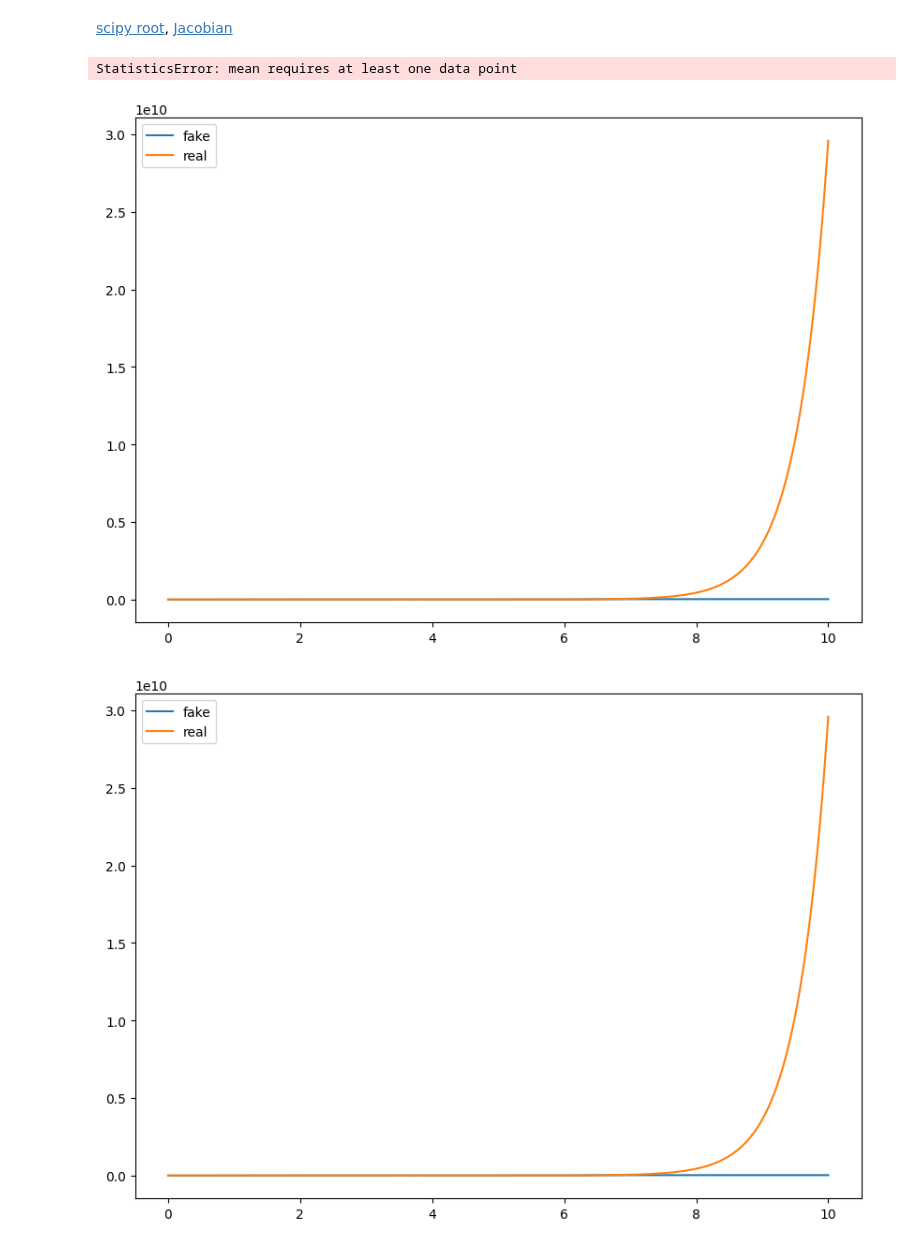
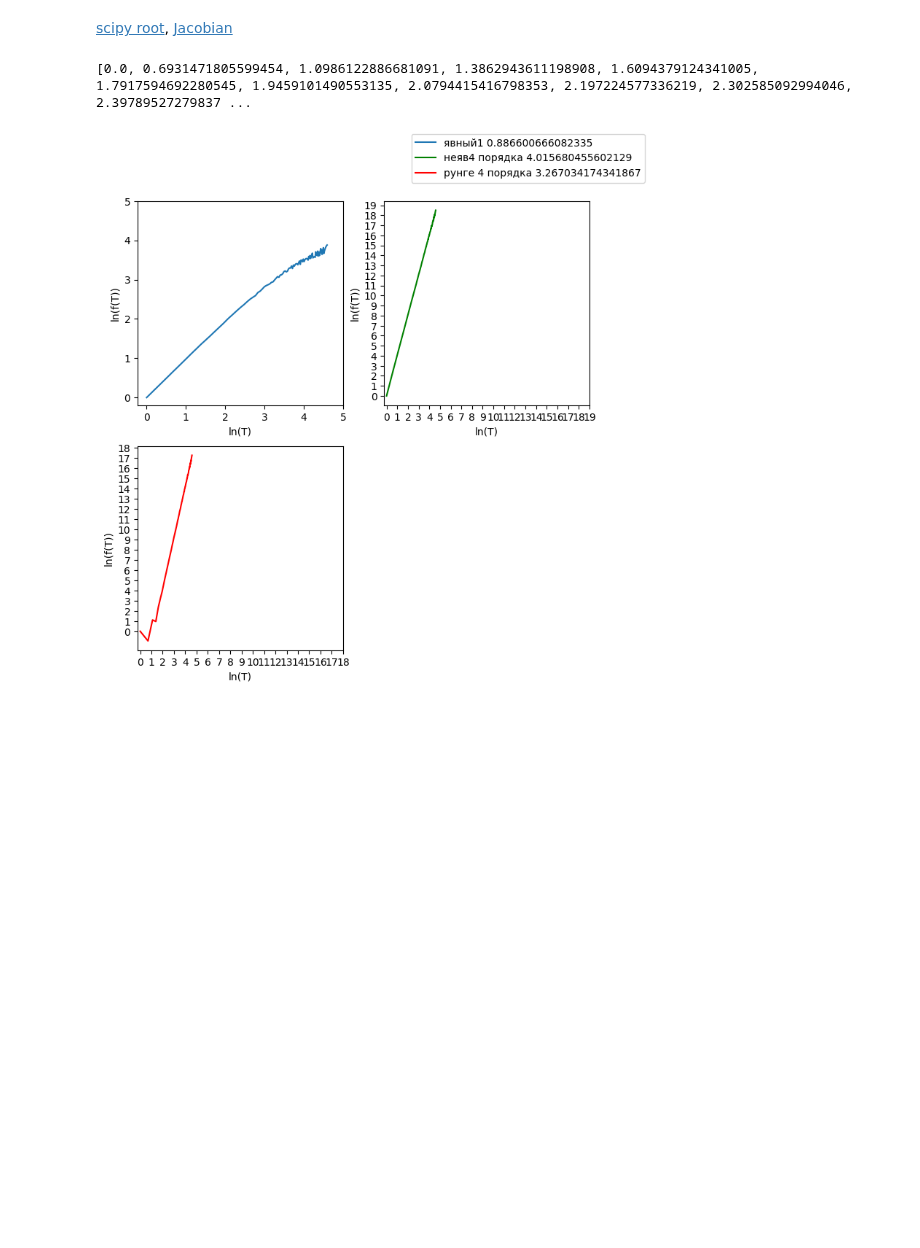
Before and after one commit to ArnautovPeter/projectPractice, a Jupyter notebook: src/test_task.ipynb, the cells around one changed output. Drawn from its saved outputs; the diff is of its cells as text; code cells hidden in the pictures; blank space fills up the shorter version.

```diff
--- a/src/test_task.ipynb
+++ b/src/test_task.ipynb
@@ -4,10 +4,10 @@ import math
 import numpy as np
 from scipy import optimize
 # %%
-def fx(xvn, yvn):
+def fx(t, xvn, yvn):
     return 5*xvn + 3*yvn
 
-def fy(xvn, yvn):
+def fy(t, xvn, yvn):
     return -3*xvn - yvn
 
 def fx2(xvn, yvn, a, b ,c):
@@ -154,12 +172,13 @@ def f(T_in):
     # array0 = [(2, 0)]
 
     lst =  ((C1+3*C2*t_start) * math.e**(2*t_start), (C2 - C1 - 3 * C2 * t_start) * math.e**(2*t_start))
-    sol = Solver2((fx2, fy2), [a, b, c], lst, (t_start, t_finish))
+    sol = Solver2((fx, fy), [], lst, (t_start, t_finish))
     array1 = sol.do_method(sol.explicit1_method, T_in, False)
 
     # array1 = do_method(explicit_method, t_start, t_finish, [lst], variables, False)
-    array2 = do_method(implicit2_method, t_start, t_finish, [lst], variables, False)
-    array3 = sol.do_method(sol.explicit4_method, T_in, False)
+    # array2 = do_method(implicit2_method, t_start, t_finish, [lst], variables, False)
+    array2 = sol.do_method(sol.explicit4_method, T_in, False)
+    array3 = sol.do_method(sol.explicit5_method, T_in, False)
 
     arrayx1 = [i[0] for i in array1[1]]
     arrayy1 = [i[1] for i in array1[1]]
@@ -182,8 +201,8 @@ def f(T_in):
         max_dif[2] = max(max_dif[2], abs(arrayx3[i] - real_x))
         max_dif[2] = max(max_dif[2], abs(arrayy3[i] - real_y))
     args = np.linspace(t_start, t_finish, 500)
-    x_true = list([(C1+3*C2*t) * math.e**(2*t) for t in args])
-    draw([array2[0], args], [arrayx2, x_true], ['fake', 'real'])
+    # x_true = list([(C1+3*C2*t) * math.e**(2*t) for t in args])
+    # draw([array3[0], args], [arrayx3, x_true], ['fake', 'real'])
     # return
     return max_dif
 t_l = list()
@@ -212,7 +231,7 @@ while t <= T:
     t_l.append(math.log(t) - crd_move_x)
     t += 0.001
     # TODO:
-    break
+    # break
 print()
 # mdif = min(diff_l1)
 # for i in range(len(t_l)):
@@ -221,33 +240,32 @@ print()
 
 fig1 = plt.figure(figsize=(8, 8))
 px1 = fig1.add_subplot(221)
 px2 = fig1.add_subplot(222)
 px3 = fig1.add_subplot(223)
 
 px1.plot(t_l, diff_l1, label="явный1" + f" {mean(diff_l1[i]/t_l[i] for i in range(1, len(t_l)))}")
 px1.set_xticks(np.arange(0, math.ceil(math.log(T) - crd_move_x) + 1, step=1))
 px1.set_yticks(np.arange(0, math.ceil(math.log(T) - crd_move_x) + 1, step=1))
 px1.set_xlabel("ln(T)")
 px1.set_ylabel("ln(f(T))")
 
 px2.plot(t_l, diff_l2, label="неяв4 порядка" + f" {mean(diff_l2[i]/t_l[i] for i in range(1, len(t_l)))}", color="green")
 to = max(math.ceil(math.log(dif[1]) - crd_move_y2), math.ceil(math.log(T) - crd_move_x))
 px2.set_xticks(np.arange(0, to + 1, step=1))
 px2.set_yticks(np.arange(0, to + 1, step=1))
 px2.set_xlabel("ln(T)")
 px2.set_ylabel("ln(f(T))")
 
 px3.plot(t_l, diff_l3, label="рунге 4 порядка" + f" {mean(diff_l3[i]/t_l[i] for i in range(1, len(t_l)))}", color="red")
 to = max(math.ceil(math.log(dif[2]) - crd_move_y3), math.ceil(math.log(T) - crd_move_x))
 px3.set_xticks(np.arange(0, to + 1, step=1))
 px3.set_yticks(np.arange(0, to + 1, step=1))
 px3.set_xlabel("ln(T)")
 px3.set_ylabel("ln(f(T))")
 
 print(t_l)
 fig1.legend()
 fig1.show()
 # %% [output]
-StatisticsError: mean requires at least one data point
+[0.0, 0.6931471805599454, 1.0986122886681091, 1.3862943611198908, 1.6094379124341005, 1.7917594692280545, 1.9459101490553135, 2.0794415416798353, 2.197224577336219, 2.302585092994046, 2.39789527279837 ...
-[figure, old version]
+[figure, new version]
-[figure, removed]
```
Also changed, not shown: parts of 2 cells of this notebook, 3 other files.
